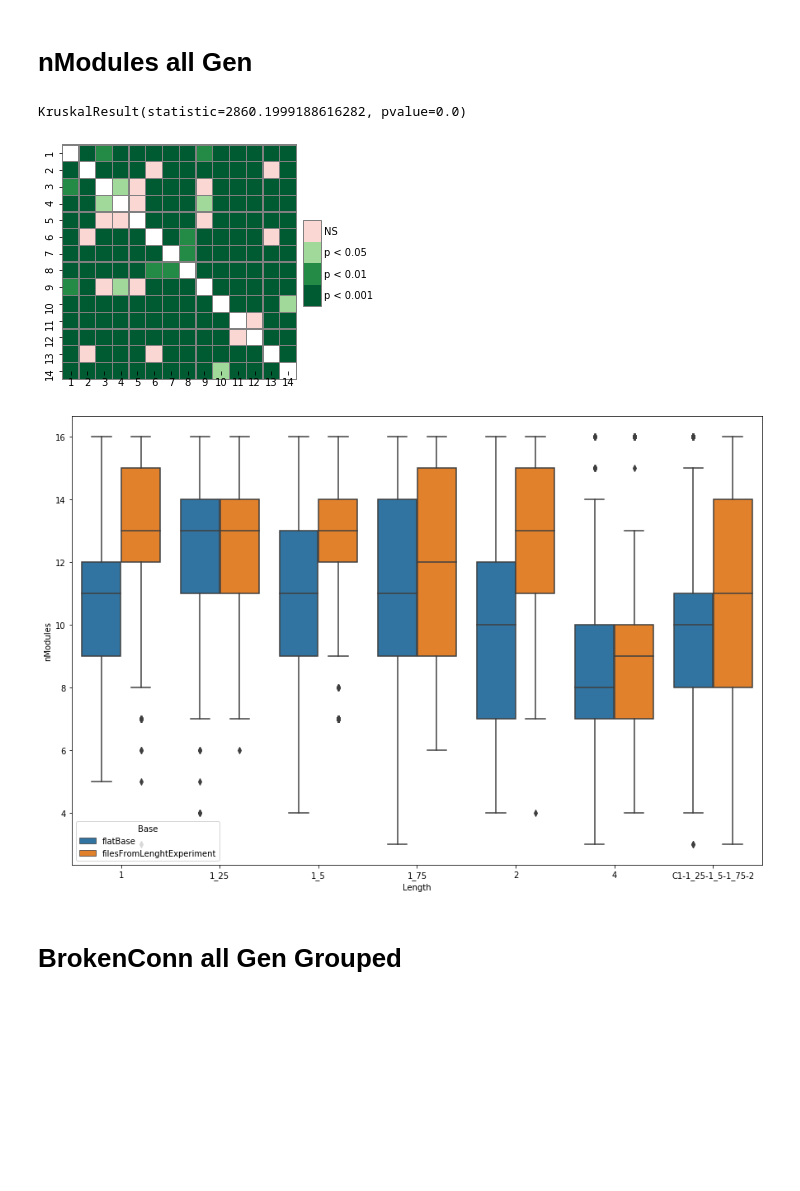
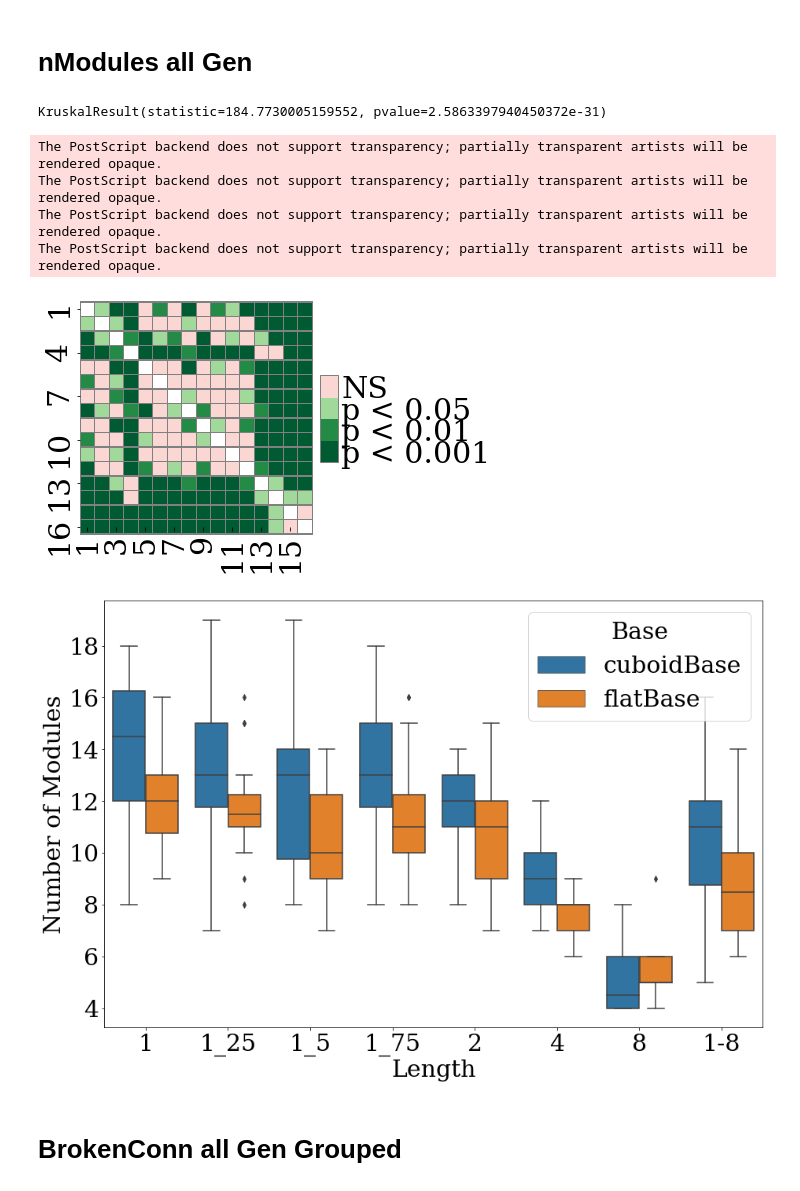
Before and after one commit to rmorenoga/paperGraphs, a Jupyter notebook: GraphsBaseCompare.ipynb, the cells around one changed output. Cells and saved outputs as stored; diff of their text form; code cells hidden in the pictures; blank space fills up the shorter version.

```diff
--- a/GraphsBaseCompare.ipynb
+++ b/GraphsBaseCompare.ipynb
@@ -30,12 +34,16 @@ KruskalResult(statistic=8.775559566558421, pvalue=0.0030529348756547295)
 # %% [markdown]
 # nModules all Gen
 # %%
-folders = ['1','1_25','1_5','1_75','2','4','C1-1_25-1_5-1_75-2']
-compareBases(['flatBase','filesFromLenghtExperiment'],folders,'nModules',10,False,'box')
+folders = ['1','1_25','1_5','1_75','2','4','8','1-8']
+compareBases(['cuboidBase','flatBase'],folders,'nModules',20,True,'box','baseCompareInd')
 # %% [output]
-KruskalResult(statistic=2860.1999188616282, pvalue=0.0)
+KruskalResult(statistic=184.7730005159552, pvalue=2.5863397940450372e-31)
+The PostScript backend does not support transparency; partially transparent artists will be rendered opaque.
+The PostScript backend does not support transparency; partially transparent artists will be rendered opaque.
+The PostScript backend does not support transparency; partially transparent artists will be rendered opaque.
+The PostScript backend does not support transparency; partially transparent artists will be rendered opaque.
-[figure, old version]
+[figure, new version]
-[figure, old version]
+[figure, new version]
 # %% [markdown]
 # BrokenConn all Gen Grouped
 # %%
```
Also changed, not shown: parts of 9 cells of this notebook, 3 other files.
